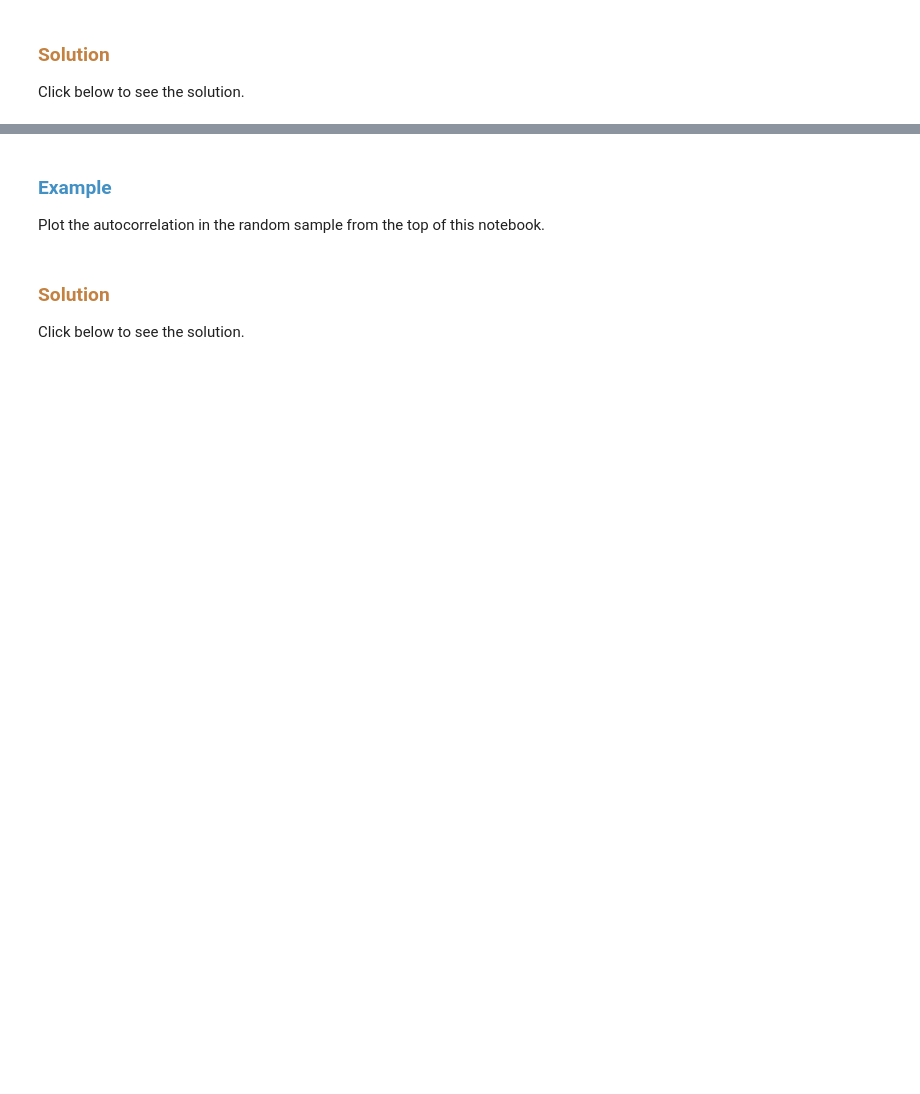
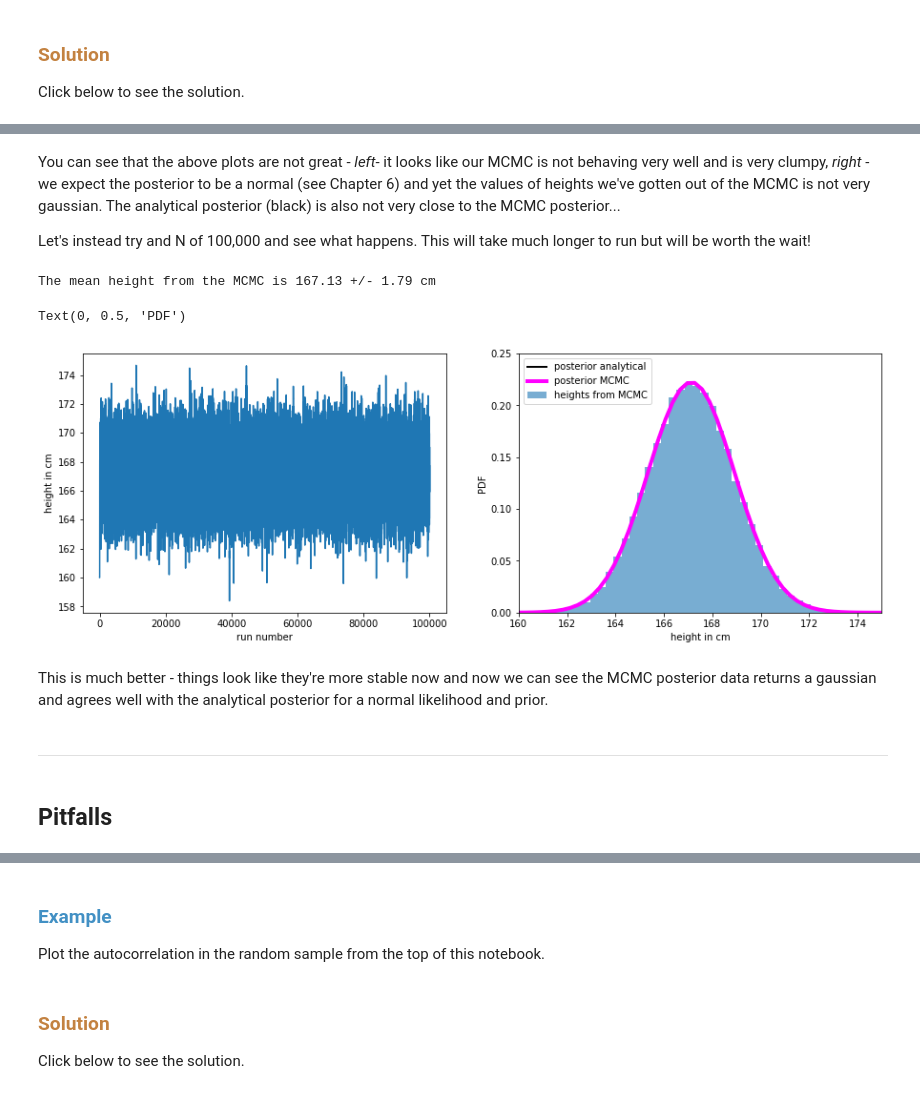
Before and after one commit to philrelton/Data-Analysis-2022, a Jupyter notebook: blended_exercises/Chapter 7/Chapter7.ipynb, the cells around one changed output, grey strips where cells are left out. Saved outputs shown, nothing was run; the diff lists cells and outputs as text; code cells hidden in the pictures; blank space fills up the shorter version.

```diff
--- a/blended_exercises/Chapter 7/Chapter7.ipynb
+++ b/blended_exercises/Chapter 7/Chapter7.ipynb
@@ -284,0 +346,73 @@ Text(0, 0.5, 'PDF')
+# %% [markdown]
+You can see that the above plots are not great - *left*- it looks like our MCMC is not behaving very well and is very clumpy, *right* - we expect the posterior to be a normal (see Chapter 6) and yet the values of heights we've gotten out of the MCMC is not very gaussian.  The analytical posterior (black) is also not very close to the MCMC posterior...
+
+Let's instead try and N of 100,000 and see what happens. This will take much longer to run but will be worth the wait!
+# %%
+N_mcmc = 100000
+theta_current = np.zeros(N_mcmc+1)
+# use our prior as a guess
+theta_current[0] = 160.
+
+# choose a value for width of normal distribution to get the step in age
+# this is between the prior and the likelihood values
+sigma_mcmc = 2
+
+for i in range(N_mcmc):
+    p_current = posterior(theta_current[i]) # put in posterior equations
+    dtheta = np.random.normal(0,sigma_mcmc) # randomally draw a value of theta to trial
+    theta_proposed = theta_current[i] + dtheta #get new theta
+    p_proposed = posterior(theta_proposed)
+
+    #  keep value if probability proposed theta greater than the current prob
+    if p_proposed > p_current:
+        theta_current[i+1] = theta_proposed
+    else:
+    # if probability lower
+    # use the ratios of probability to define probability of the move
+        p_new_move = p_proposed/p_current
+        # generate random number for probability
+        u_random = np.random.uniform(0,1)
+        # if u_random < p_new_move, then accept, if not, reject
+        if u_random <= p_new_move:
+            theta_current[i+1] = theta_proposed
+        else:
+            theta_current[i+1] = theta_current[i]
+
+# get mean + std from mcmc generated samples
+mean_mcmc=np.mean(theta_current)
+std_mcmc=np.std(theta_current)
+
+print('The mean height from the MCMC is {:.2f} +/- {:.2f} cm'.format(mean_mcmc,std_mcmc))
+# %% [output]
+The mean height from the MCMC is 167.13 +/- 1.79 cm
+# %%
+plt.figure(figsize=(15,5))
+plt.subplot(121)
+plt.plot(theta_current)
+plt.xlabel('run number')
+plt.ylabel('height in cm')
+
+x = np.linspace(150,180,100)
+posterior_mcmc=norm.pdf(x, mean_mcmc, std_mcmc)
+
+plt.subplot(122)
+#plots the analytic posterior
+plt.plot(x,norm.pdf(x,posterior_mean,posterior_std),label='posterior analytical',c='black',lw=2)
+
+# plots the mcmc generated posterior
+plt.hist(theta_current,bins=50,density=True,label='heights from MCMC',alpha=0.6)
+plt.plot(x,posterior_mcmc,label = 'posterior MCMC',c='magenta',lw=4)
+plt.legend(loc='upper left')
+plt.xlim(160,175)
+plt.ylim(0,0.25)
+plt.xlabel('height in cm')
+plt.ylabel('PDF')
+# %% [output]
+Text(0, 0.5, 'PDF')
+[figure, added]
+# %% [markdown]
+This is much better - things look like they're more stable now and now we can see the MCMC posterior data returns a gaussian and agrees well with the analytical posterior for a normal likelihood and prior.
+# %% [markdown]
+***
+# %% [markdown]
+## Pitfalls
```
Also changed, not shown: parts of 34 cells of this notebook, 3 other files.
